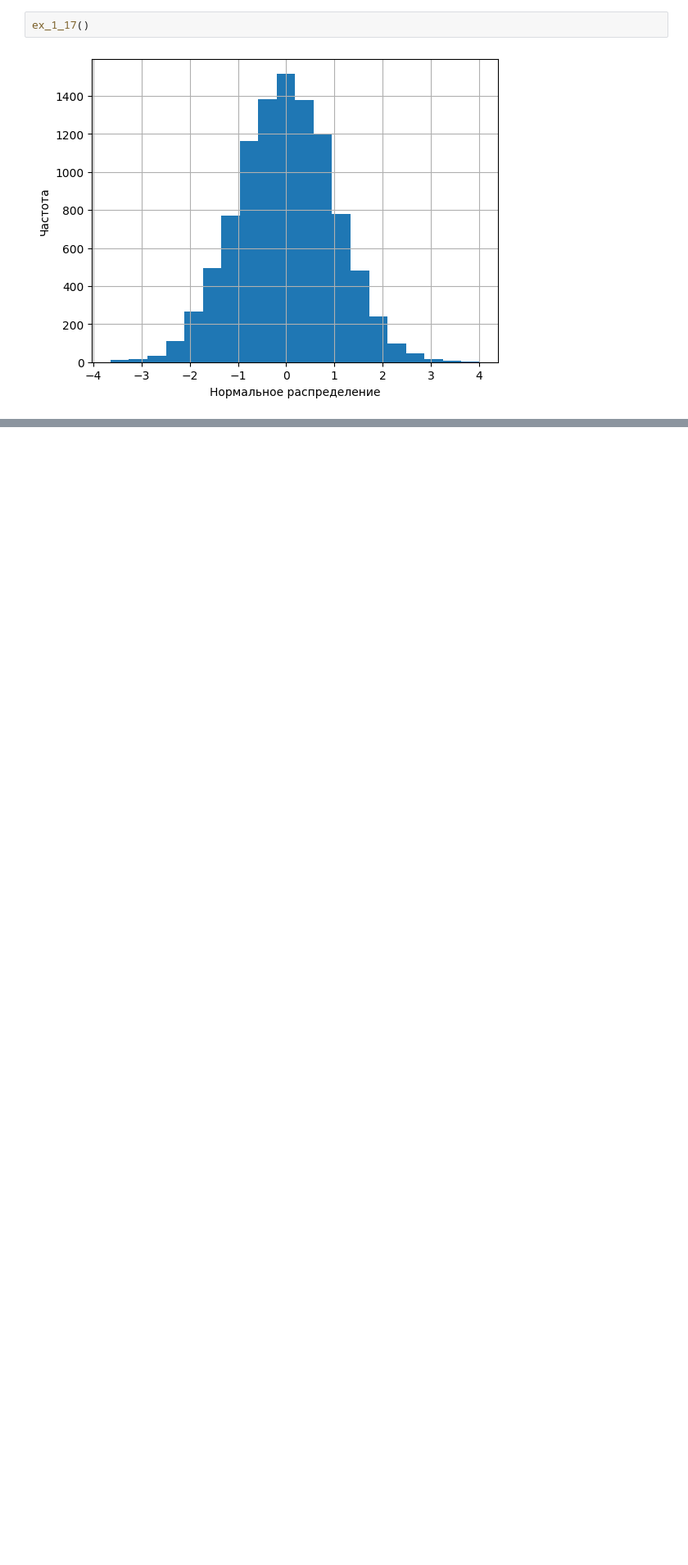
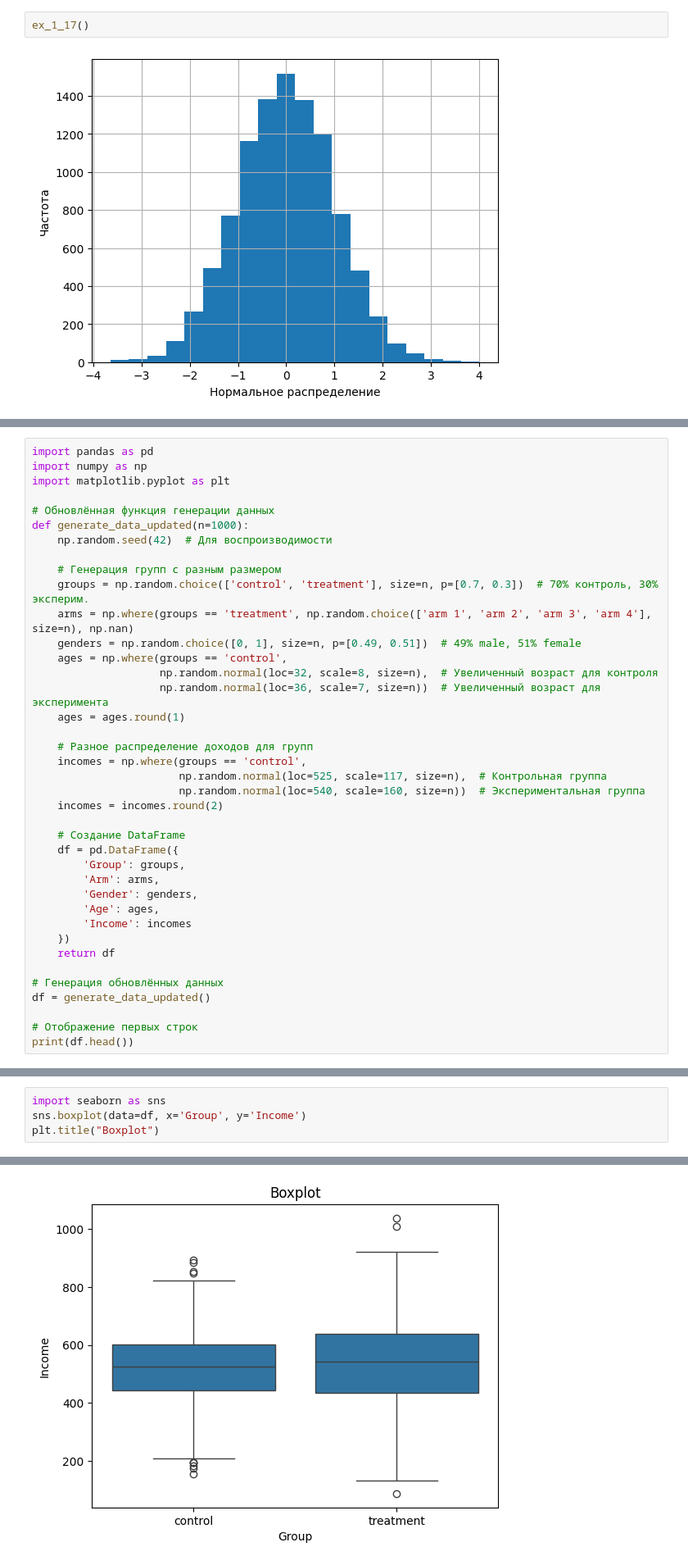
Before and after one commit to Vakhranev/MGIMO, a Jupyter notebook: 14 февраля.ipynb, the cells around one changed output, grey strips where cells are left out. Shown at 82% size. Saved outputs shown, nothing was run; the diff lists cells and outputs as text; blank space fills up the shorter version.

```diff
--- a/14 февраля.ipynb
+++ b/14 февраля.ipynb
@@ -319,0 +324,39 @@ ex_1_17()
+# %%
+import pandas as pd
+import numpy as np
+import matplotlib.pyplot as plt
+
+# Обновлённая функция генерации данных
+def generate_data_updated(n=1000):
+    np.random.seed(42)  # Для воспроизводимости
+
+    # Генерация групп с разным размером
+    groups = np.random.choice(['control', 'treatment'], size=n, p=[0.7, 0.3])  # 70% контроль, 30% эксперим.
+    arms = np.where(groups == 'treatment', np.random.choice(['arm 1', 'arm 2', 'arm 3', 'arm 4'], size=n), np.nan)
+    genders = np.random.choice([0, 1], size=n, p=[0.49, 0.51])  # 49% male, 51% female
+    ages = np.where(groups == 'control',
+                    np.random.normal(loc=32, scale=8, size=n),  # Увеличенный возраст для контроля
+                    np.random.normal(loc=36, scale=7, size=n))  # Увеличенный возраст для эксперимента
+    ages = ages.round(1)
+
+    # Разное распределение доходов для групп
+    incomes = np.where(groups == 'control',
+                       np.random.normal(loc=525, scale=117, size=n),  # Контрольная группа
+                       np.random.normal(loc=540, scale=160, size=n))  # Экспериментальная группа
+    incomes = incomes.round(2)
+
+    # Создание DataFrame
+    df = pd.DataFrame({
+        'Group': groups,
+        'Arm': arms,
+        'Gender': genders,
+        'Age': ages,
+        'Income': incomes
+    })
+    return df
+
+# Генерация обновлённых данных
+df = generate_data_updated()
+
+# Отображение первых строк
+print(df.head())
@@ -319,0 +374,5 @@ ex_1_17()
+# %%
+import seaborn as sns
+sns.boxplot(data=df, x='Group', y='Income')
+plt.title("Boxplot")
+# %% [output]
@@ -319,0 +380 @@ ex_1_17()
+[figure, added]
```
Also changed, not shown: parts of 48 cells of this notebook.
